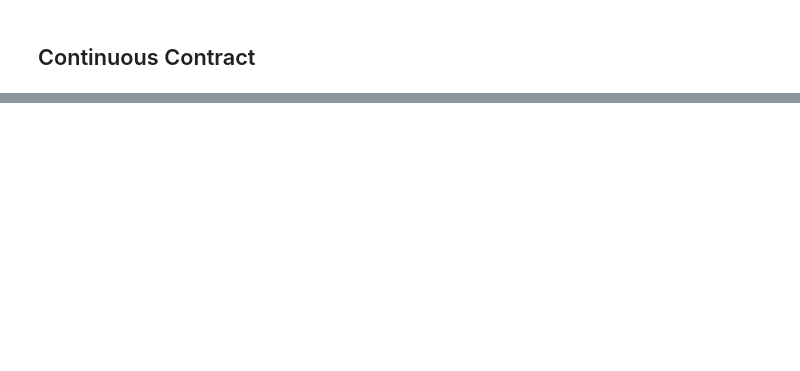
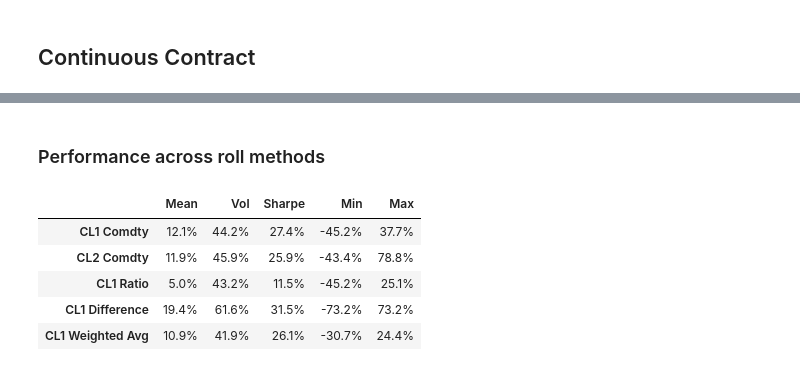
Before and after one commit to MarkHendricks/drw-markets, a Jupyter notebook: notebooks/B.2. Commodity Futures.ipynb, the cells around one changed output, grey strips where cells are left out. Drawn from its saved outputs; the diff is of its cells as text; code cells hidden in the pictures; blank space fills up the shorter version.

```diff
--- a/notebooks/B.2. Commodity Futures.ipynb
+++ b/notebooks/B.2. Commodity Futures.ipynb
@@ -255,0 +269,15 @@ performanceMetrics(rx,annualization=252)
+# %% [markdown]
+### Performance across roll methods
+# %%
+px = data_comp.copy()
+px[px<0] = np.nan
+px[px==np.inf] = np.nan
+rx_comp = px.pct_change()
+performanceMetrics(rx_comp,annualization=252).style.format('{:.1%}')
+# %% [output]
+|  | Mean | Vol | Sharpe | Min | Max |
+| CL1 Comdty | 12.1% | 44.2% | 27.4% | -45.2% | 37.7% |
+| CL2 Comdty | 11.9% | 45.9% | 25.9% | -43.4% | 78.8% |
+| CL1 Ratio | 5.0% | 43.2% | 11.5% | -45.2% | 25.1% |
+| CL1 Difference | 19.4% | 61.6% | 31.5% | -73.2% | 73.2% |
+| CL1 Weighted Avg | 10.9% | 41.9% | 26.1% | -30.7% | 24.4% |
```
Also changed, not shown: parts of 20 cells of this notebook, 2 other files.
